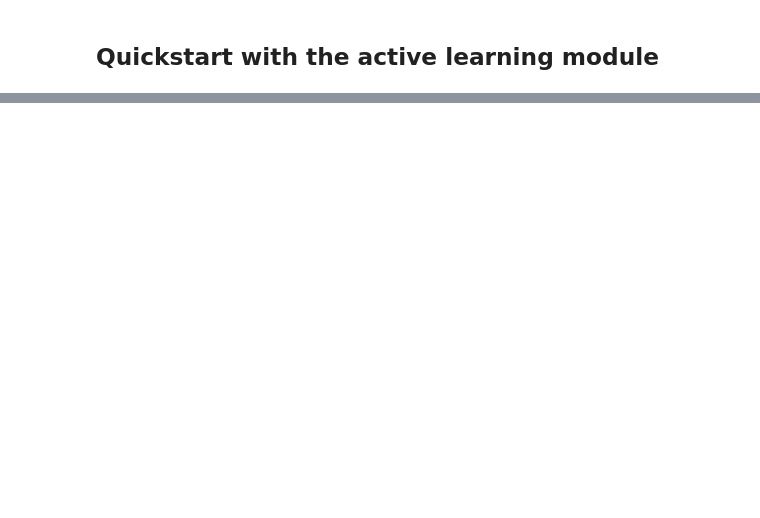
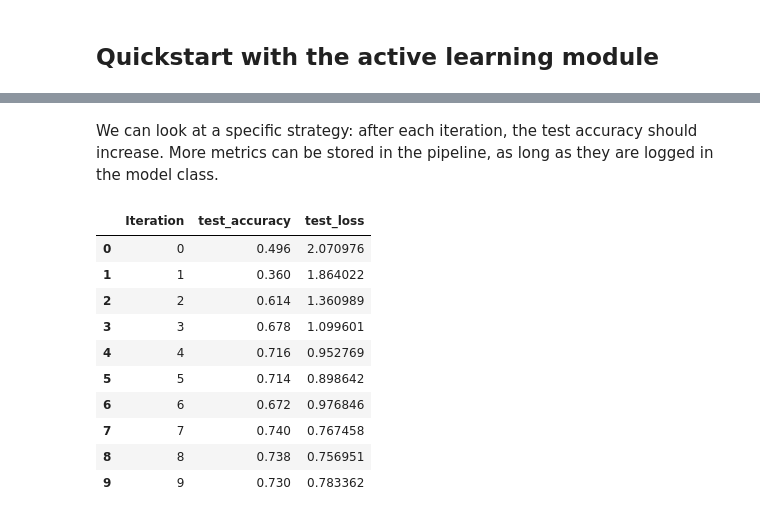
Before and after one commit to RelationRx/pyrelational, a Jupyter notebook: examples/notebooks/introduction.ipynb, the cells around one changed output, grey strips where cells are left out. Saved outputs shown, nothing was run; the diff lists cells and outputs as text; code cells hidden in the pictures; blank space fills up the shorter version.

```diff
--- a/examples/notebooks/introduction.ipynb
+++ b/examples/notebooks/introduction.ipynb
@@ -172,0 +46,8 @@ for metric in metric_keys :
+# %%
+from pyrelational.models import LightningMCDropoutModel
+from examples.utils.ml_models import MnistClassification  # noqa: E402
+
+model = LightningMCDropoutModel(
+    model_class=MnistClassification,
+    model_config={"dropout": 0.2},
+    trainer_config={"epochs": 4})
@@ -172,0 +63,32 @@ for metric in metric_keys :
+# %%
+%%capture
+
+from pyrelational.pipeline import Pipeline
+from pyrelational.strategies.classification import (
+    LeastConfidenceStrategy,
+    MarginalConfidenceStrategy,
+    RatioConfidenceStrategy,
+    EntropyClassificationStrategy,
+)
+
+query = dict()
+strategies = [LeastConfidenceStrategy,
+                 MarginalConfidenceStrategy,
+                 RatioConfidenceStrategy,
+                 EntropyClassificationStrategy]
+
+for strategy in strategies:
+    # the data manager is reinitialized for each strategy
+    data_manager = DataManager(
+        dataset=dataset,
+        train_indices=train_indices,
+        validation_indices=val_indices,
+        test_indices=test_indices,
+        loader_batch_size=1000,
+    )
+    pipeline = Pipeline(data_manager=data_manager, model=model, strategy=strategy())
+
+    # we will annotate 1000 points step by step until there is no more unlabelled training data
+    # The training pool consists of 9000 points, so we will annotate all the points in 9 runs
+    pipeline.full_active_learning_run(num_annotate=1000)
+    query[strategy.__name__] = pipeline
@@ -172,0 +113,17 @@ for metric in metric_keys :
+# %% [markdown]
+We can look at a specific strategy: after each iteration, the test accuracy should increase. More metrics can be stored in the pipeline, as long as they are logged in the model class.
+# %%
+# print performance after each iteration for one strategy
+query['MarginalConfidenceStrategy'].performance_history()
+# %% [output]
+|  | Iteration | test_accuracy | test_loss |
+| 0 | 0 | 0.496 | 2.070976 |
+| 1 | 1 | 0.360 | 1.864022 |
+| 2 | 2 | 0.614 | 1.360989 |
+| 3 | 3 | 0.678 | 1.099601 |
+| 4 | 4 | 0.716 | 0.952769 |
+| 5 | 5 | 0.714 | 0.898642 |
+| 6 | 6 | 0.672 | 0.976846 |
+| 7 | 7 | 0.740 | 0.767458 |
+| 8 | 8 | 0.738 | 0.756951 |
+| 9 | 9 | 0.730 | 0.783362 |
```
Also changed, not shown: parts of 16 cells of this notebook, 11 other files.
